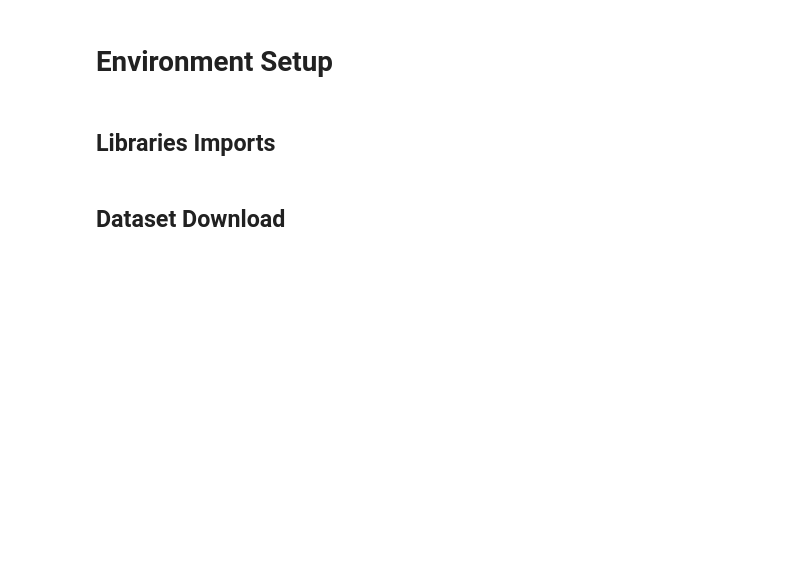
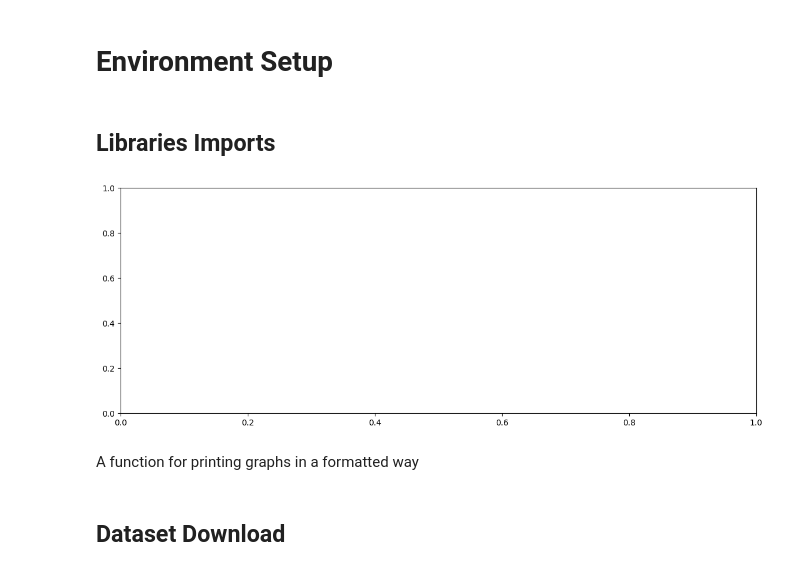
Before and after one commit to SimoneCallegarin/NLP_project, a Jupyter notebook: SA_and_TextGen_on_EDOS.ipynb, the cells around one changed output. Saved outputs shown, nothing was run; the diff lists cells and outputs as text; code cells hidden in the pictures; blank space fills up the shorter version.

Commit message:
Fixed graphs using Seaborn

```diff
--- a/SA_and_TextGen_on_EDOS.ipynb
+++ b/SA_and_TextGen_on_EDOS.ipynb
@@ -7,6 +7,15 @@
 # %%
 import pandas as pd
 from sklearn.feature_extraction.text import TfidfVectorizer
 import re
 from sklearn.cluster import KMeans
 from sklearn import metrics
+import matplotlib.pyplot as plt
+import seaborn as sns
+
+%matplotlib inline
+fig, ax = plt.subplots(figsize=(14, 5))
+# %% [output]
+[figure, added]
+# %% [markdown]
+A function for printing graphs in a formatted way
```
Also changed, not shown: parts of 11 cells of this notebook.
